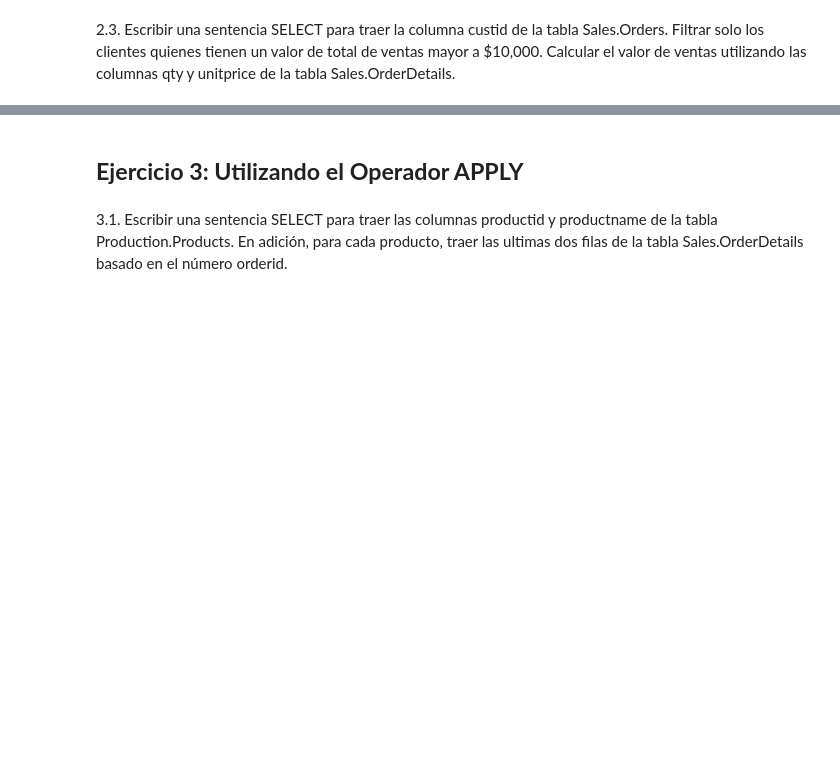
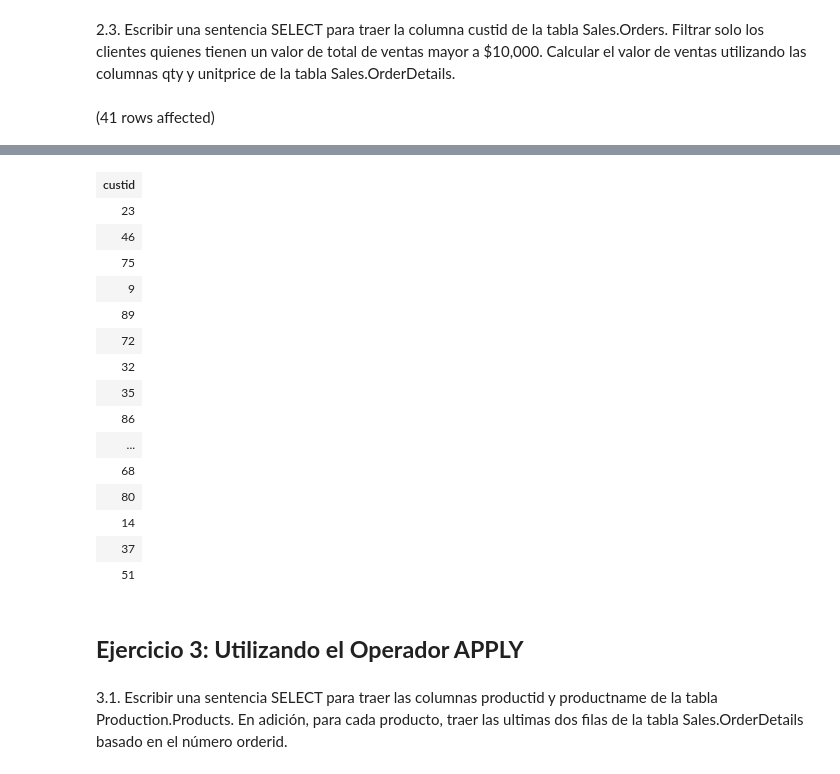
Before and after one commit to Brunoenr02/Unidad-III_Lab02, a Jupyter notebook: Lab02SQL.ipynb, the cells around one changed output, grey strips where cells are left out. Drawn from its saved outputs; the diff is of its cells as text; code cells hidden in the pictures; blank space fills up the shorter version.

```diff
--- a/Lab02SQL.ipynb
+++ b/Lab02SQL.ipynb
@@ -125,2 +154,10 @@ Total execution time: 00:00:00.021
 # %% [markdown]
 2.3. Escribir una sentencia SELECT para traer la columna custid de la tabla Sales.Orders. Filtrar solo los clientes quienes tienen un valor de total de ventas mayor a $10,000. Calcular el valor de ventas utilizando las columnas qty y unitprice de la tabla Sales.OrderDetails.
+# %%
+SELECT o.custid
+FROM Sales.Orders o
+JOIN Sales.OrderDetails od ON o.orderid = od.orderid
+GROUP BY o.custid
+HAVING SUM(od.qty * od.unitprice) > 10000;
+# %% [output]
+(41 rows affected)
@@ -127,3 +165,19 @@ Total execution time: 00:00:00.021
+| custid |
+| 23 |
+| 46 |
+| 75 |
+| 9 |
+| 89 |
+| 72 |
+| 32 |
+| 35 |
+| 86 |
+| ... |
+| 68 |
+| 80 |
+| 14 |
+| 37 |
+| 51 |
 # %% [markdown]
 <h2><b>Ejercicio 3: Utilizando el Operador APPLY</b></h2>
 # %% [markdown]
```
Also changed, not shown: parts of 11 cells of this notebook.
